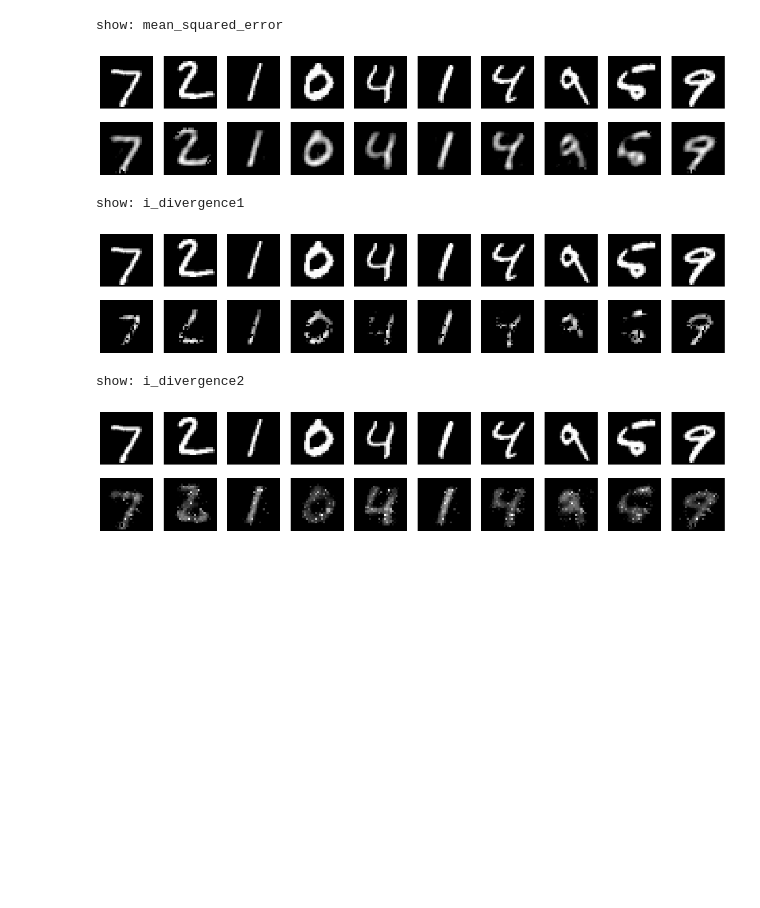
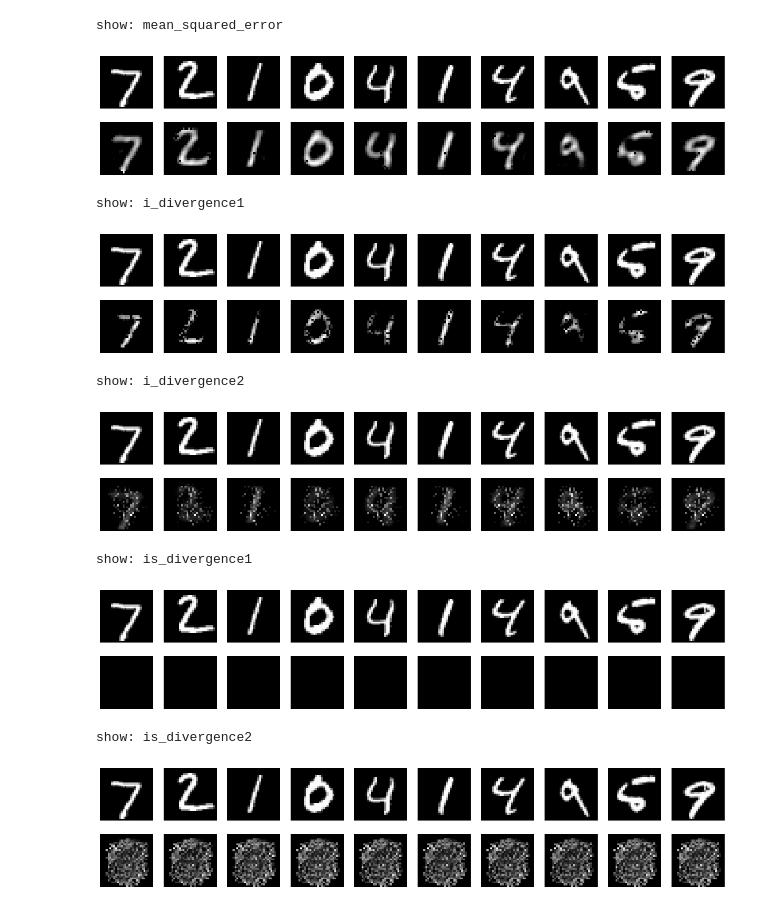
Before and after one commit to s1230038/autoencoder, a Jupyter notebook: AutoencoderForThesis.ipynb, the cells around one changed output. Cells and saved outputs as stored; diff of their text form; code cells hidden in the pictures; blank space fills up the shorter version.

Commit message:
Itakura-Saito Divergenceの実装と実験が完成。Colaboratory を使用して作成しました

```diff
--- a/AutoencoderForThesis.ipynb
+++ b/AutoencoderForThesis.ipynb
@@ -28,9 +28,18 @@ def i_divergence2(y_true, y_pred):
   y_pred = K.clip(y_pred, K.epsilon(), 1)
   return K.mean(y_true * K.log(y_true / y_pred) - y_true + y_pred, axis=-1)
 
+def is_divergence1(y_true, y_pred):
+  y_true = K.clip(y_true, K.epsilon(), 1)
+  y_pred = K.clip(y_pred, K.epsilon(), 1)
+  return K.mean( (y_pred / y_true) - K.log(y_pred / y_true) - 1, axis=-1)
+
+def is_divergence2(y_true, y_pred):
+  y_true = K.clip(y_true, K.epsilon(), 1)
+  y_pred = K.clip(y_pred, K.epsilon(), 1)
+  return K.mean( (y_true / y_pred) - K.log(y_true / y_pred) - 1, axis=-1)
 
 all_decoded_imgs = dict()
-for loss in [losses.mean_squared_error, i_divergence1, i_divergence2]:
+for loss in [losses.mean_squared_error, i_divergence1, i_divergence2, is_divergence1, is_divergence2]:
   print("start: " + loss.__name__)
   encoding_dim = 32
   input_img = Input(shape=(784,))
@@ -80,34 +89,38 @@ Epoch 50/50
 # %%
 import matplotlib.pyplot as plt
 
-for loss in [losses.mean_squared_error, i_divergence1, i_divergence2]:
+for loss in [losses.mean_squared_error, i_divergence1, i_divergence2, is_divergence1, is_divergence2]:
   print("show: " + loss.__name__)
   decoded_imgs = all_decoded_imgs[loss.__name__]
   # 何個表示するか
   n = 10
   plt.figure(figsize=(20, 4))
   for i in range(n):
       # オリジナルのテスト画像を表示
       ax = plt.subplot(2, n, i+1)
       plt.imshow(x_test[i].reshape(28, 28))
       plt.gray()
       ax.get_xaxis().set_visible(False)
       ax.get_yaxis().set_visible(False)
 
       # 変換された画像を表示
       ax = plt.subplot(2, n, i+1+n)
       plt.imshow(decoded_imgs[i].reshape(28, 28))
       plt.gray()
       ax.get_xaxis().set_visible(False)
       ax.get_yaxis().set_visible(False)
   plt.show()
 # %% [output]
 show: mean_squared_error
 [figure]
 show: i_divergence1
-[figure, old version]
+[figure, new version]
 show: i_divergence2
-[figure, old version]
+[figure, new version]
+show: is_divergence1
+[figure, added]
+show: is_divergence2
+[figure, added]
 # %%
 # 学習した重みを保存したり、読み込みたい場合
 autoencoder.save_weights('autoencoder.h5')
```
Also changed, not shown: parts of 1 cell of this notebook.
